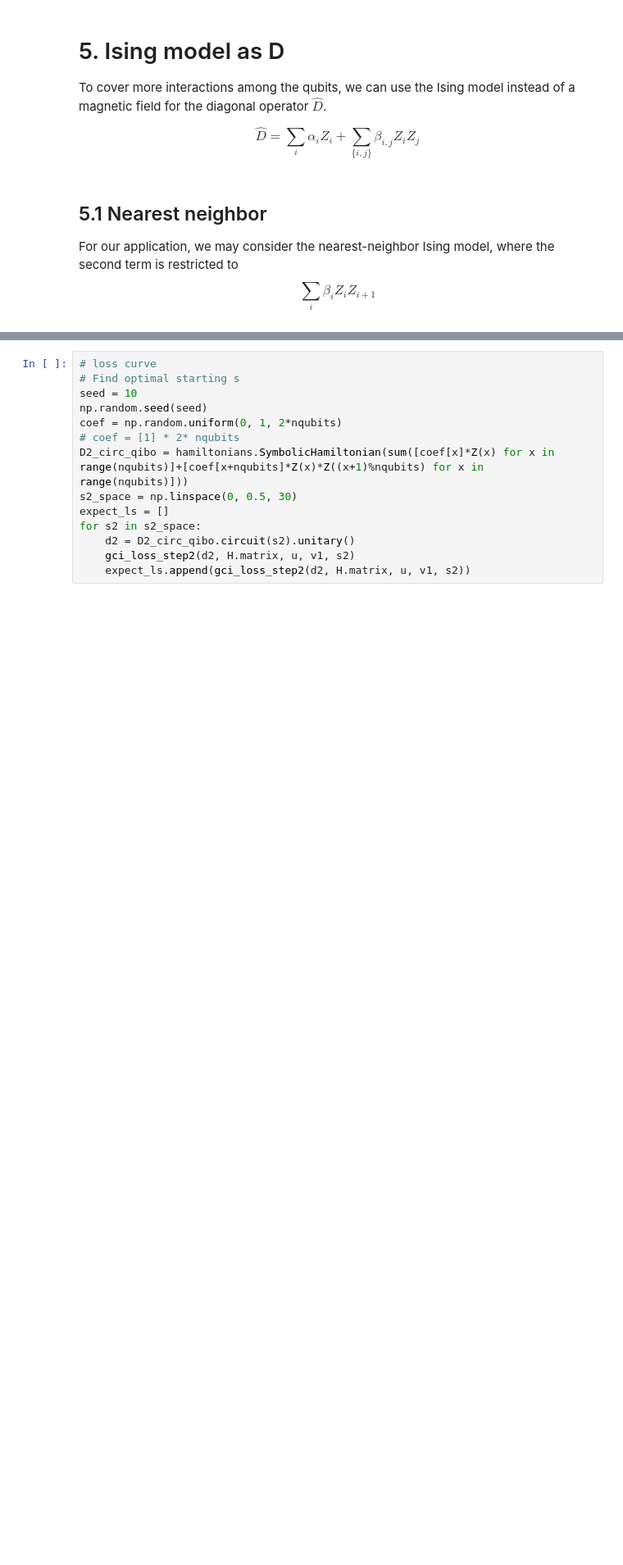
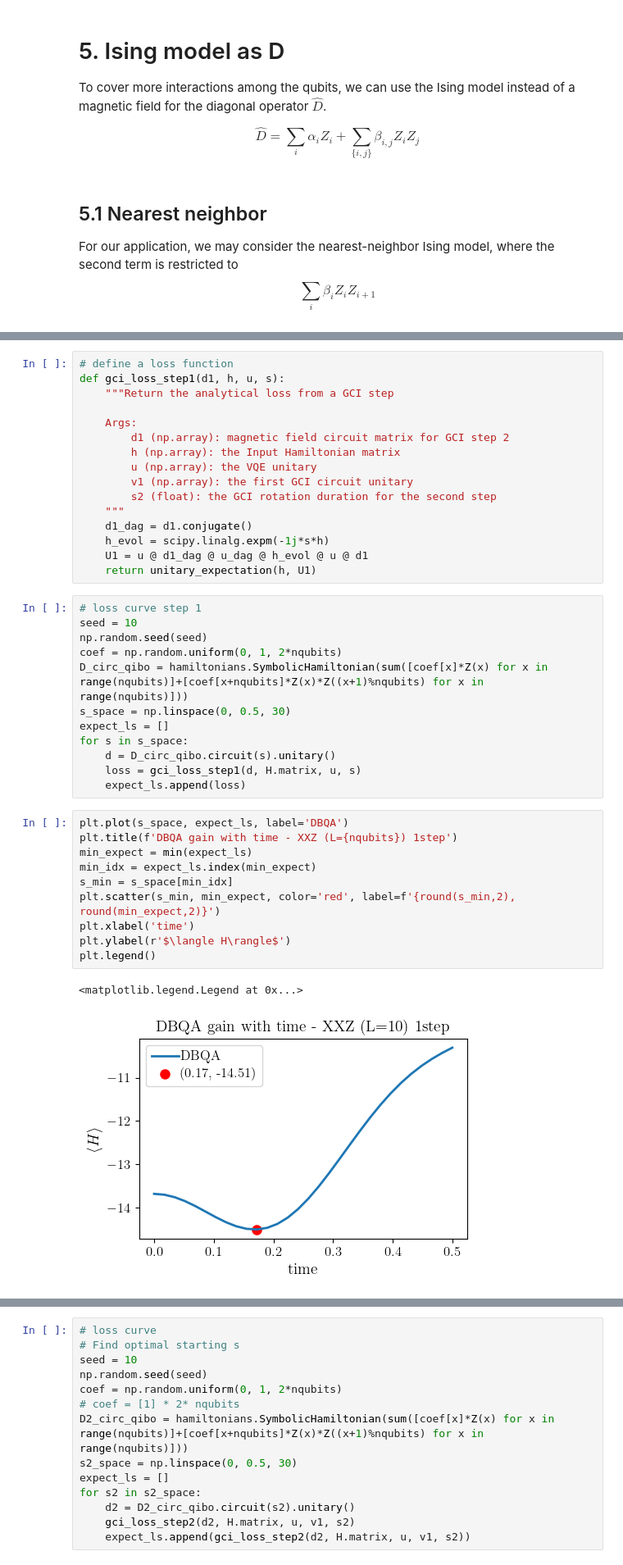
Before and after one commit to qiboteam/boostvqe, a Jupyter notebook: notebooks/quantinuum_native_gate_dbqa.ipynb, the cells around one changed output, grey strips where cells are left out. Shown at 82% size. Saved outputs shown, nothing was run; the diff lists cells and outputs as text; blank space fills up the shorter version.

Commit message:
2 steps GCI execution and results

```diff
--- a/notebooks/quantinuum_native_gate_dbqa.ipynb
+++ b/notebooks/quantinuum_native_gate_dbqa.ipynb
@@ -1262,3 +1612,44 @@ ising_test = hamiltonians.SymbolicHamiltonian(sum([coefs[x]*Z(x) for x in range(
 print(np.linalg.norm(ising - ising_test))
 # %% [output]
 7.092622233518052e-16
+# %%
+# define a loss function
+def gci_loss_step1(d1, h, u, s):
+    """Return the analytical loss from a GCI step
+
+    Args:
+        d1 (np.array): magnetic field circuit matrix for GCI step 2
+        h (np.array): the Input Hamiltonian matrix
+        u (np.array): the VQE unitary
+        v1 (np.array): the first GCI circuit unitary
+        s2 (float): the GCI rotation duration for the second step
+    """
+    d1_dag = d1.conjugate()
+    h_evol = scipy.linalg.expm(-1j*s*h)
+    U1 = u @ d1_dag @ u_dag @ h_evol @ u @ d1
+    return unitary_expectation(h, U1)
+# %%
+# loss curve step 1
+seed = 10
+np.random.seed(seed)
+coef = np.random.uniform(0, 1, 2*nqubits)
+D_circ_qibo = hamiltonians.SymbolicHamiltonian(sum([coef[x]*Z(x) for x in range(nqubits)]+[coef[x+nqubits]*Z(x)*Z((x+1)%nqubits) for x in range(nqubits)]))
+s_space = np.linspace(0, 0.5, 30)
+expect_ls = []
+for s in s_space:
+    d = D_circ_qibo.circuit(s).unitary()
+    loss = gci_loss_step1(d, H.matrix, u, s)
+    expect_ls.append(loss)
+# %%
+plt.plot(s_space, expect_ls, label='DBQA')
+plt.title(f'DBQA gain with time - XXZ (L={nqubits}) 1step')
+min_expect = min(expect_ls)
+min_idx = expect_ls.index(min_expect)
+s_min = s_space[min_idx]
+plt.scatter(s_min, min_expect, color='red', label=f'{round(s_min,2), round(min_expect,2)}')
+plt.xlabel('time')
+plt.ylabel(r'$\langle H\rangle$')
+plt.legend()
+# %% [output]
+<matplotlib.legend.Legend at 0x...>
+[figure, added]
```
Also changed, not shown: parts of 46 cells of this notebook, 25 other files.
